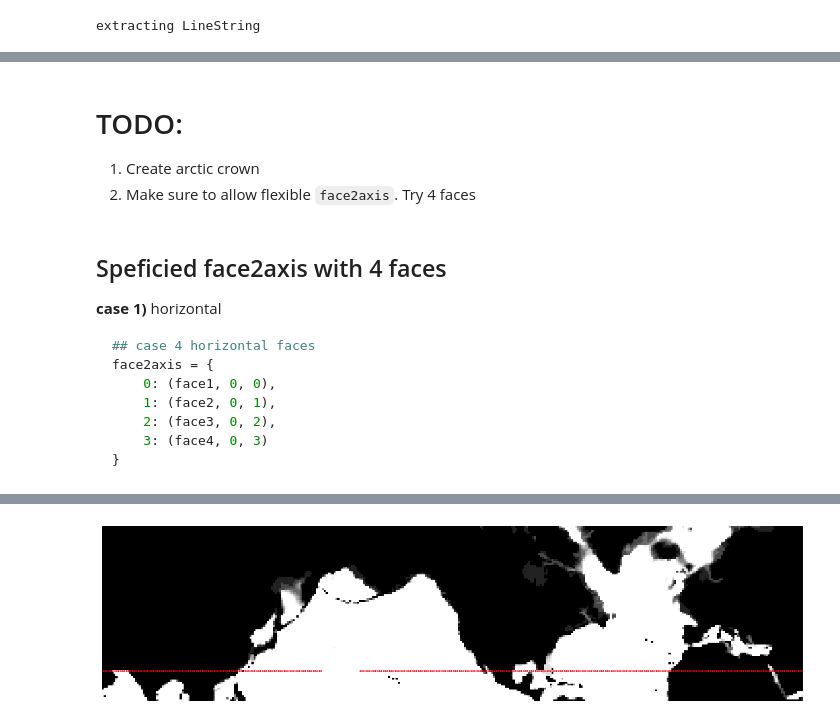
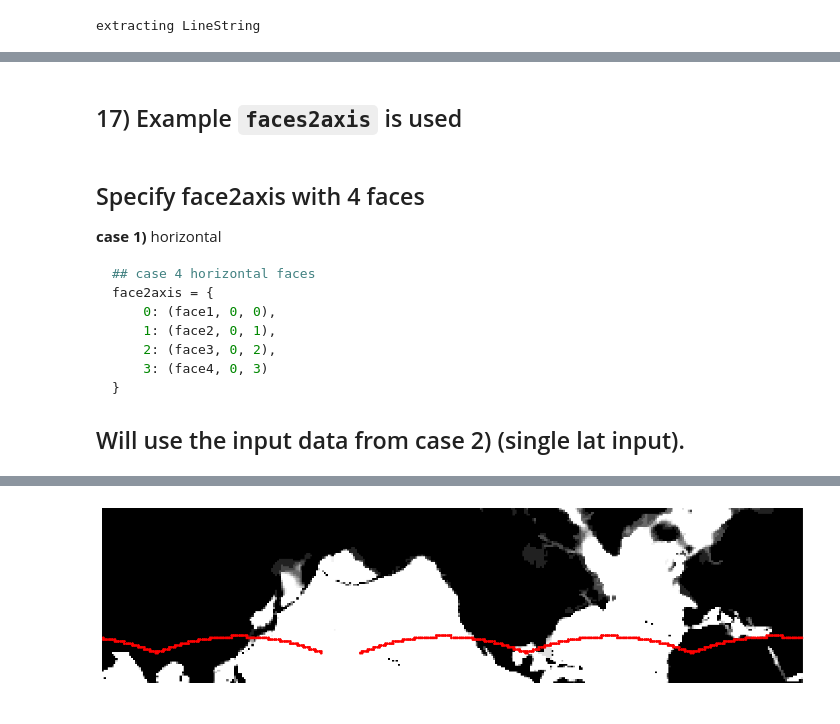
Before and after one commit to Mikejmnez/Ospy_Notebooks, a Jupyter notebook: llc_plot_moorings.ipynb, the cells around one changed output, grey strips where cells are left out. Cells and saved outputs as stored; diff of their text form; code cells hidden in the pictures.

````diff
--- a/llc_plot_moorings.ipynb
+++ b/llc_plot_moorings.ipynb
@@ -23,7 +53,6 @@ import numpy as np
 from oceanspy.utils import viewer2range
 # %%
 # Directory
-ECCO_url = "catalog_ECCO.yaml"
-ECCOod = ospy.open_oceandataset.from_catalog("LLC", ECCO_url)
-R = ECCOod.parameters['rSphere']
+ECCOod = ospy.open_oceandataset.from_catalog("ECCO")
+ECCOod._ds = ECCOod._ds.drop_dims('nv')
 # %% [output]
@@ -457,11 +580,8 @@ Wall time: 68.9 ms
 [figure]
-# %% [markdown]
-# TODO:
-
-1. Create arctic crown
-2. Make sure to allow flexible `face2axis`. Try 4 faces
+# %% [markdown]
+## 17) Example `faces2axis` is used
 # %% [markdown]
-## Speficied face2axis with 4 faces
+## Specify face2axis with 4 faces
 
 
 **case 1)** horizontal
@@ -475,4 +595,7 @@ face2axis = {
     3: (face4, 0, 3)
 }
 ```
+
+
+## Will use the input data from case 2) (single lat input).
 # %%
@@ -490,6 +614,6 @@ if rectangular:
     R = None
 ECCOod.parameters['rSphere'] = R
 
-_ = ECCOod.plot.faces_array(Ymoor=Ymoor2, Xmoor=Xmoor2, figsize=(12, 3), face2axis=face2axis, color='r')
+_ = ECCOod.plot.faces_array(Ymoor=Ymoor2, Xmoor=Xmoor2, figsize=(12, 3), face2axis=face2axis, color='r', markersize=5)
 # %% [output]
 [7, 10, 2, 5, 7]
@@ -498 +622 @@ Wall time: 78.6 ms
-[figure, old version]
+[figure, new version]
````
Also changed, not shown: parts of 71 cells of this notebook.
